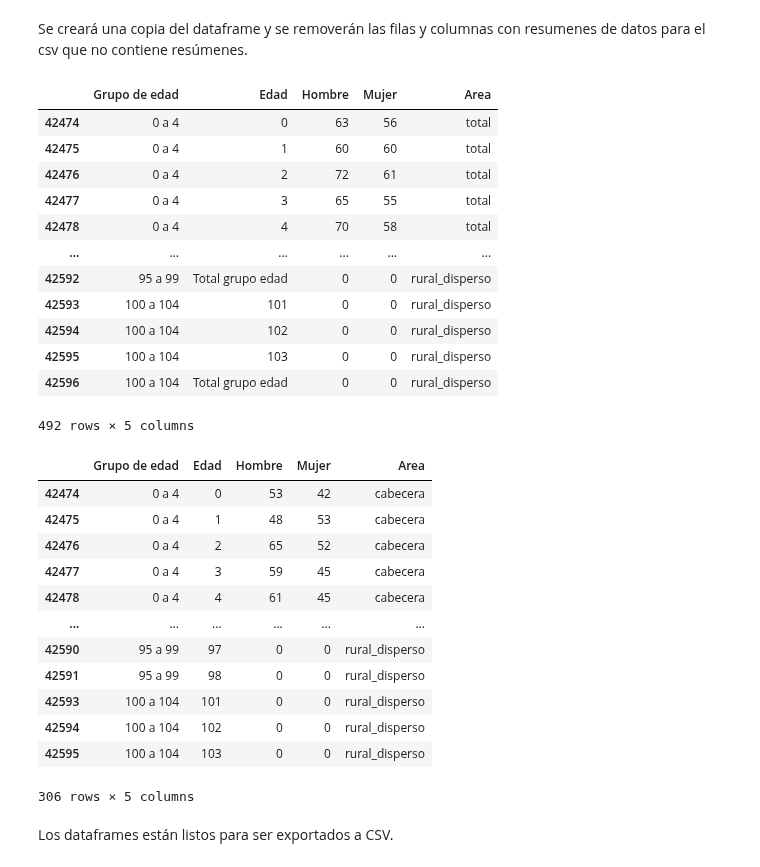
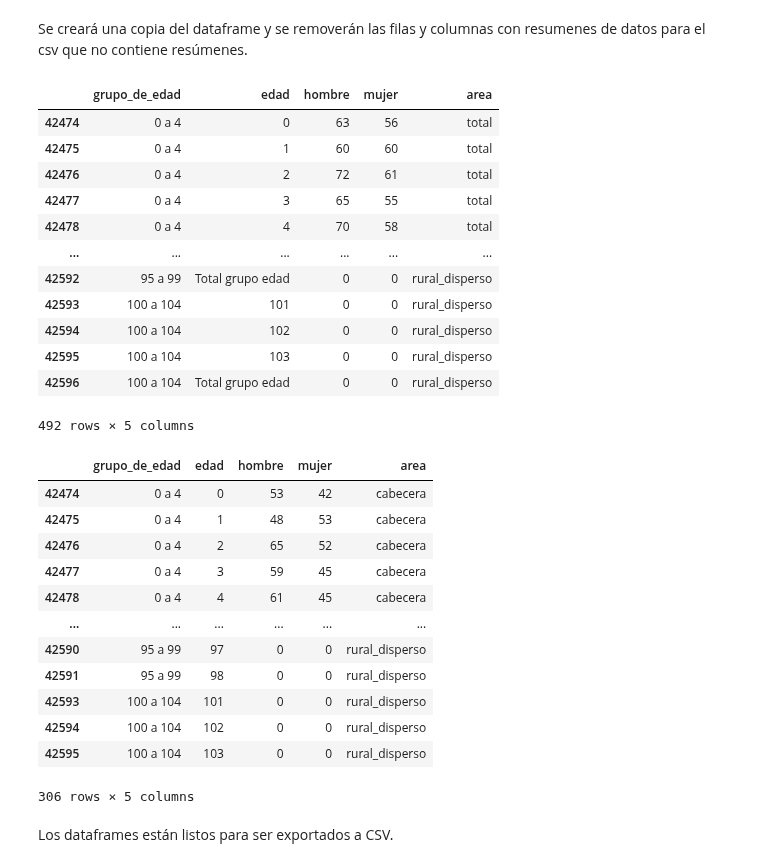
Before and after one commit to Schiavi13/Censo-Viterbo-Caldas-2018, a Jupyter notebook: source_to_csv_3pm.ipynb, the cells around one changed output. Cells and saved outputs as stored; diff of their text form; code cells hidden in the pictures.

```diff
--- a/source_to_csv_3pm.ipynb
+++ b/source_to_csv_3pm.ipynb
@@ -85,6 +86,6 @@ for df in ls_df:
     df.rename(columns=dict(zip(list(df.columns.values[2:-1]), actual_headers[:])), inplace=True)
 
 df_3pm = pd.concat(ls_df)
-df_3pm.rename(columns={'Unnamed: 2': 'Grupo de edad', 'Unnamed: 3': 'Edad'}, inplace=True)
+df_3pm.rename(columns={'Unnamed: 2': 'grupo_de_edad', 'Unnamed: 3': 'edad', 'Area': 'area'}, inplace=True)
 df_3pm
 # %% [output]
@@ -104,6 +105,6 @@ df_3pm
 # %% [markdown]
 Se propaga el valor de 'Grupo de edad' Para completar los datos faltantes.
 # %%
-df_3pm['Grupo de edad'] = df_3pm['Grupo de edad'].ffill()
+df_3pm['grupo_de_edad'] = df_3pm['grupo_de_edad'].ffill()
 df_3pm
 # %% [output]
@@ -124,10 +125,10 @@ df_3pm
 Se creará una copia del dataframe y se removerán las filas y columnas con resumenes de datos para el csv que no contiene resúmenes.
 # %%
 df_3pm_cleaned = df_3pm.copy()
-df_3pm_cleaned.drop(['Total'], axis=1, inplace=True)
+df_3pm_cleaned.drop(['total'], axis=1, inplace=True)
 df_3pm_cleaned
 # %% [output]
-|  | Grupo de edad | Edad | Hombre | Mujer | Area |
+|  | grupo_de_edad | edad | hombre | mujer | area |
 | 42474 | 0 a 4 | 0 | 63 | 56 | total |
 | 42475 | 0 a 4 | 1 | 60 | 60 | total |
 | 42476 | 0 a 4 | 2 | 72 | 61 | total |
@@ -141,10 +142,10 @@ df_3pm_cleaned
 | 42596 | 100 a 104 | Total grupo edad | 0 | 0 | rural_disperso |
 492 rows × 5 columns
 # %%
-df_3pm_cleaned = df_3pm_cleaned.loc[(df_3pm_cleaned['Edad'] != 'Total grupo edad') & (df_3pm_cleaned['Area'] != 'total')]
+df_3pm_cleaned = df_3pm_cleaned.loc[(df_3pm_cleaned['edad'] != 'Total grupo edad') & (df_3pm_cleaned['area'] != 'total')]
 df_3pm_cleaned
 # %% [output]
-|  | Grupo de edad | Edad | Hombre | Mujer | Area |
+|  | grupo_de_edad | edad | hombre | mujer | area |
 | 42474 | 0 a 4 | 0 | 53 | 42 | cabecera |
 | 42475 | 0 a 4 | 1 | 48 | 53 | cabecera |
 | 42476 | 0 a 4 | 2 | 65 | 52 | cabecera |
```
Also changed, not shown: parts of 3 cells of this notebook, 2 other files.
